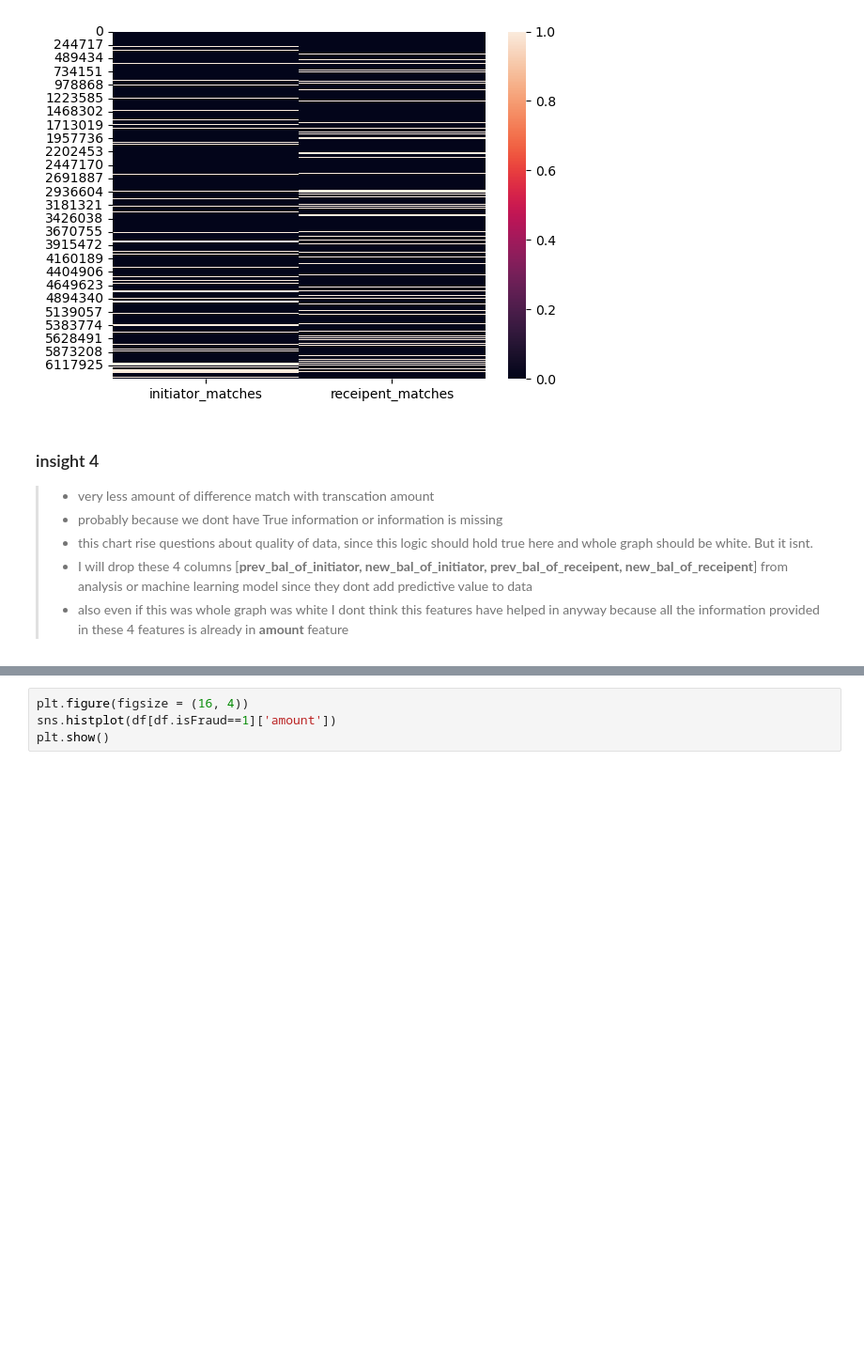
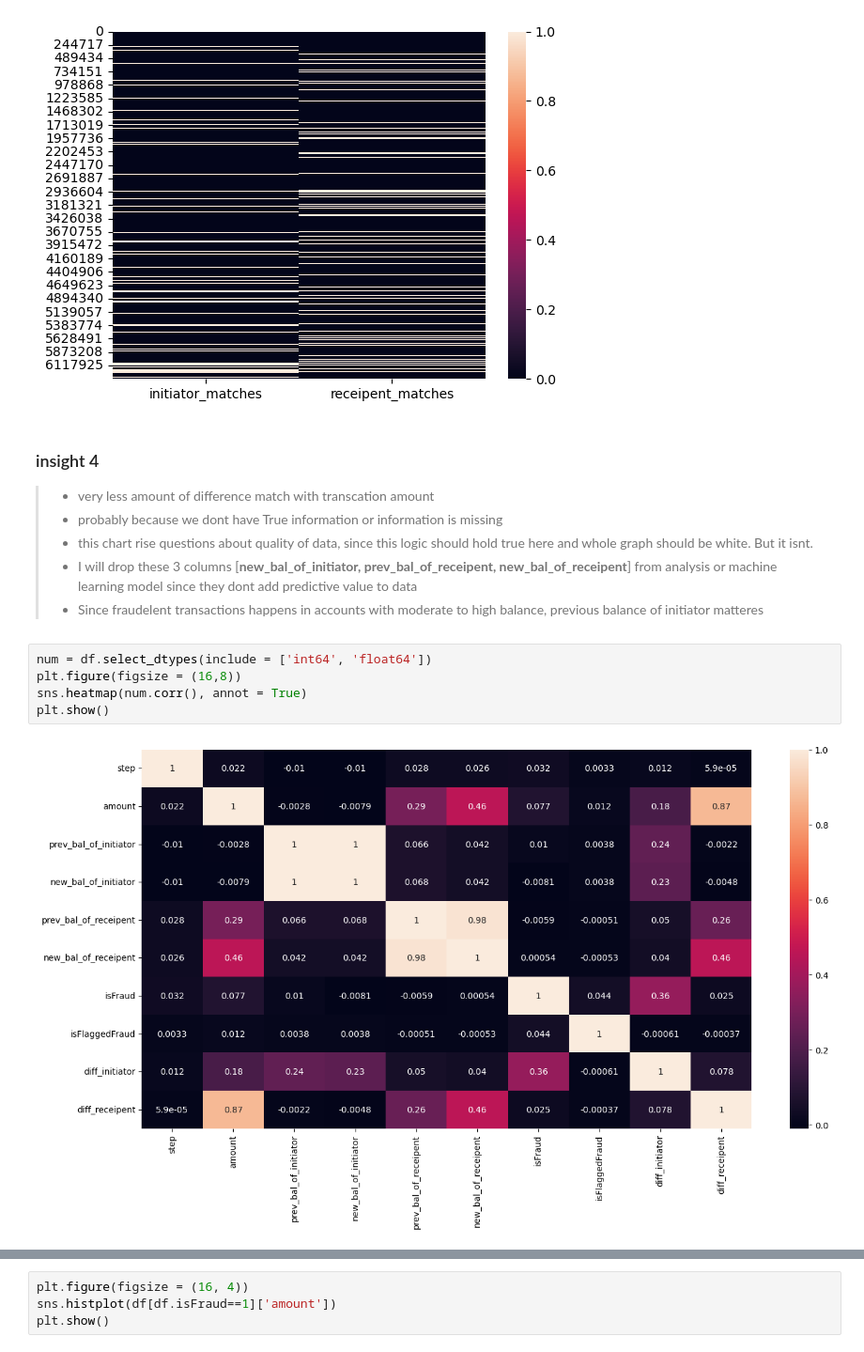
Before and after one commit to varshil009/Accredian-Ass, a Jupyter notebook: analysis.ipynb, the cells around one changed output, grey strips where cells are left out. Shown: that part at 94% size. Cells and saved outputs as stored; diff of their text form; blank space fills up the shorter version.

```diff
--- a/analysis.ipynb
+++ b/analysis.ipynb
@@ -180,5 +179,12 @@ plt.show()
 > - very less amount of difference match with transcation amount <br>
 > - probably because we dont have True information or information is missing <br>
 > - this chart rise questions about quality of data, since this logic should hold true here and whole graph should be white. But it isnt. <br>
-> - I will drop these 4 columns [<b>prev_bal_of_initiator,	new_bal_of_initiator,	prev_bal_of_receipent,	new_bal_of_receipent</b>] from analysis or machine learning model since they dont add predictive value to data
-> - also even if this was whole graph was white I dont think this features have helped in anyway because all the information provided in these 4 features is already in <b>amount</b> feature
+> - I will drop these 3 columns [<b>new_bal_of_initiator,	prev_bal_of_receipent,	new_bal_of_receipent</b>] from analysis or machine learning model since they dont add predictive value to data
+> - Since fraudelent transactions happens in accounts with moderate to high balance, previous balance of initiator matteres
+# %%
+num = df.select_dtypes(include = ['int64', 'float64'])
+plt.figure(figsize = (16,8))
+sns.heatmap(num.corr(), annot = True)
+plt.show()
+# %% [output]
+[figure, added]
```
Also changed, not shown: parts of 75 cells of this notebook.
